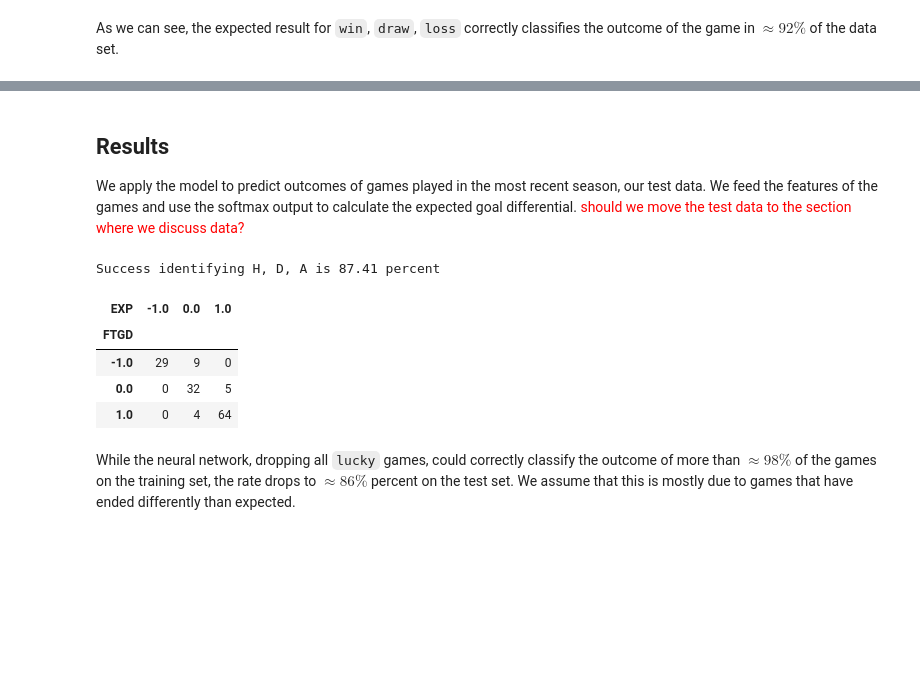
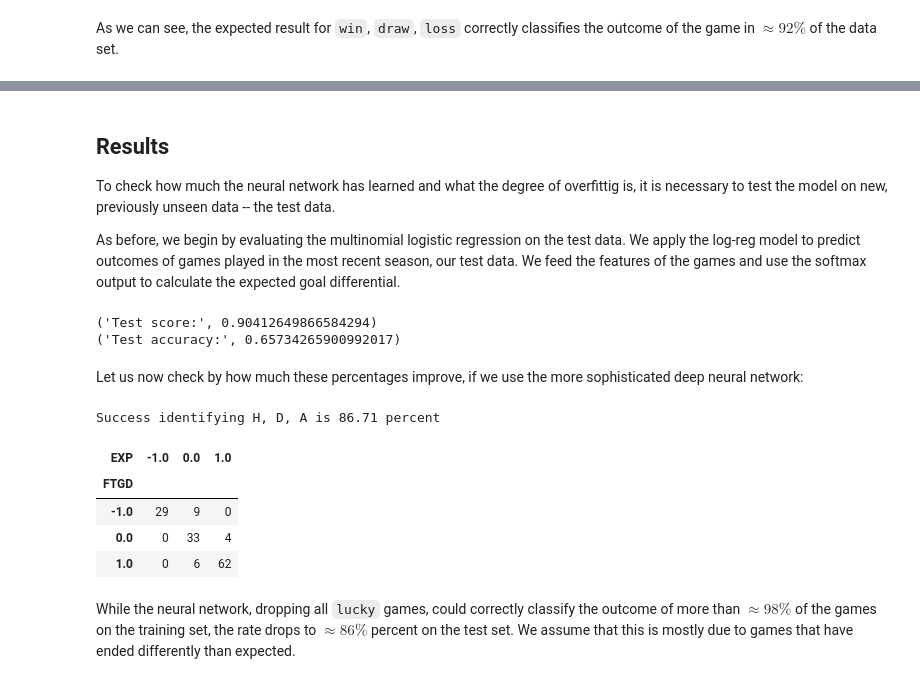
Before and after one commit to mgbukov/bundesliga, a Jupyter notebook: BL.ipynb, the cells around one changed output, grey strips where cells are left out. Cells and saved outputs as stored; diff of their text form; code cells hidden in the pictures; blank space fills up the shorter version.

````diff
--- a/BL.ipynb
+++ b/BL.ipynb
@@ -191,6 +264,6 @@ batch_size=10
 # %%
-model.fit(X, y, nb_epoch=nb_epoch, batch_size=batch_size, verbose=False)
-print model.evaluate(X, y, batch_size=batch_size, verbose=False)[1]
+model.fit(X_train, Y_train, nb_epoch=nb_epoch, batch_size=batch_size, verbose=False)
+print model.evaluate(X_train, Y_train, batch_size=batch_size, verbose=False)[1]
 
-predictions = model.predict_proba(X)
+predictions = model.predict_proba(X_train)
 # %% [output]
@@ -286,14 +360,13 @@ label_noluck = label.to_frame().merge(feats_noluck, left_index=True, right_index
 
 
 X_noluck = feats_noluck.ix[:season15_end].as_matrix()
-y_pre_noluck = map(int, label_noluck.ix[:season15_end].as_matrix())
+y_bare_noluck = map(int, label_noluck.ix[:season15_end].as_matrix())
 
 # input and output dimensions
 input_dim_noluck=X_noluck.shape[1]
-output_dim_noluck = len(set(y_pre_noluck))
 
 # categorical classification values
-y_noluck = np_utils.to_categorical(y_pre_noluck, nb_classes)
+Y_noluck = np_utils.to_categorical(y_bare_noluck, nb_classes)
 # %%
 ### set up the deep neural net with Keras
 dropout_p = 0.4
@@ -312,14 +385,14 @@ model_noluck.add(Dense(50, activation='relu'))
 # dropout layer 2
 model_noluck.add(Dropout(dropout_p))
 # output layer
-model_noluck.add(Dense(output_dim_noluck, activation='relu'))
+model_noluck.add(Dense(output_dim, activation='relu'))
 model_noluck.add(Activation('softmax'))
 ### compile model
 model_noluck.compile(optimizer='adam',loss='categorical_crossentropy',metrics=['accuracy'])
 
 
-model_noluck.fit(X_noluck, y_noluck, nb_epoch=nb_epoch, batch_size=batch_size, verbose=False)
-print model_noluck.evaluate(X_noluck, y_noluck, batch_size=batch_size, verbose=False)[1]
+model_noluck.fit(X_noluck, Y_noluck, nb_epoch=nb_epoch, batch_size=batch_size, verbose=False)
+print model_noluck.evaluate(X_noluck, Y_noluck, batch_size=batch_size, verbose=False)[1]
 
 predictions_noluck = model_noluck.predict_proba(X_noluck)
 # %% [output]
@@ -343,35 +416,37 @@ Success identifying H, D, A is 92.99 percent
 # %% [markdown]
-## Results
+## Results <a class="anchor" id="results"></a>
 
-We apply the model to predict outcomes of games played in the most recent season, our test data. We feed the features of the games and use the softmax output to calculate the expected goal differential. <span style="color:red">should we move the test data to the section where we discuss data?</span>
+To check how much the neural network has learned and what the degree of overfittig is, it is necessary to test the model on new, previously unseen data -- the test data.
+
+As before, we begin by evaluating the multinomial logistic regression on the test data. We apply the log-reg model to predict outcomes of games played in the most recent season, our test data. We feed the features of the games and use the softmax output to calculate the expected goal differential.
+# %%
+log_reg_model.fit(X_test, Y_test, batch_size=batch_size, nb_epoch=nb_epoch,verbose=0)
+score_test = log_reg_model.evaluate(X_test, Y_test, verbose=0)
+
+print('Test score:', score_test[0])
+print('Test accuracy:', score_test[1])
+# %% [output]
+('Test score:', 0.90412649866584294)
+('Test accuracy:', 0.65734265900992017)
+# %% [markdown]
+Let us now check by how much these percentages improve, if we use the more sophisticated deep neural network:
 # %%
-# Data from the most recent season
-X_test = feats.iloc[season15_end+1:].as_matrix()
-y_test_pre = map(int, label.iloc[season15_end+1:].as_matrix())
-
-# input and output dimensions
-input_dim_test=X_test.shape[1]
-output_dim_test = len(set(y_test_pre))
-
-# categorical classification values
-y_test = np_utils.to_categorical(y_test_pre, nb_classes)
-
 predictions_new_season_noluck = model_noluck.predict_proba(X_test)
 print '\n'
 
 
 performance_new_season_noluck_df = pd.concat([
         feats_import.iloc[season15_end+1:,7].apply(min, args=(cutoff_GD,)).apply(max, args=(-cutoff_GD,)),
         pd.Series(data=map(np.round, map(exp_score, predictions_new_season_noluck)), name='EXP', index=feats_import.iloc[season15_end+1:].index)], axis=1)
 success_new_season_noluck_res_df = pd.crosstab(performance_new_season_noluck_df.loc[:, "FTGD"].apply(np.sign), performance_new_season_noluck_df.loc[:, "EXP"].apply(np.sign))
 print "Success identifying H, D, A is " + str(round(100.* np.trace(success_new_season_noluck_res_df)/len(X_test),2)) + " percent"
 success_new_season_noluck_res_df
 # %% [output]
-Success identifying H, D, A is 87.41 percent
+Success identifying H, D, A is 86.71 percent
 | EXP | -1.0 | 0.0 | 1.0 |
 | FTGD |  |  |  |
 | -1.0 | 29 | 9 | 0 |
-| 0.0 | 0 | 32 | 5 |
-| 1.0 | 0 | 4 | 64 |
+| 0.0 | 0 | 33 | 4 |
+| 1.0 | 0 | 6 | 62 |
 # %% [markdown]
 While the neural network, dropping all ```lucky``` games, could correctly classify the outcome of more than $\approx 98\%$ of the games on the training set, the rate drops to $\approx 86\%$ percent on the test set. We assume that this is mostly due to games that have ended differently than expected.
````
Also changed, not shown: parts of 32 cells of this notebook, 3 other files.
